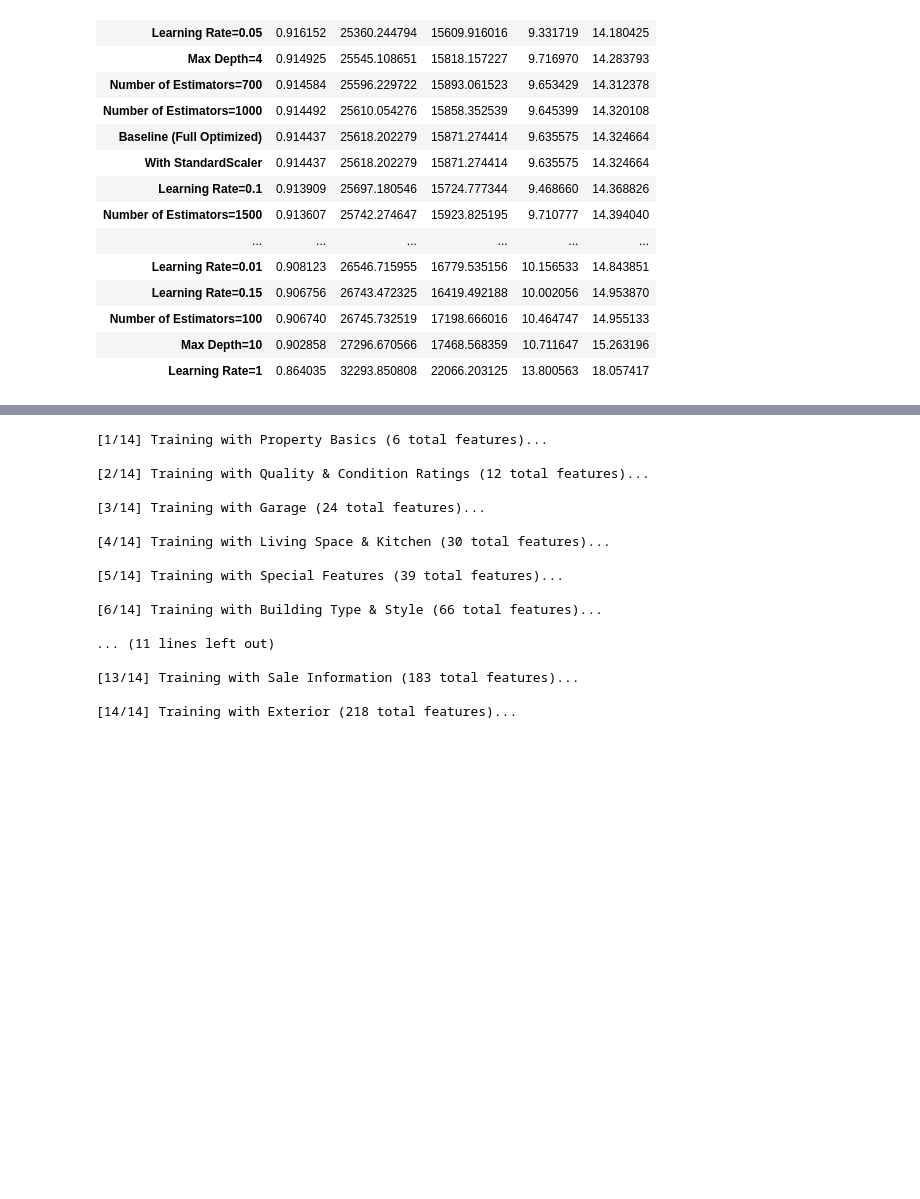
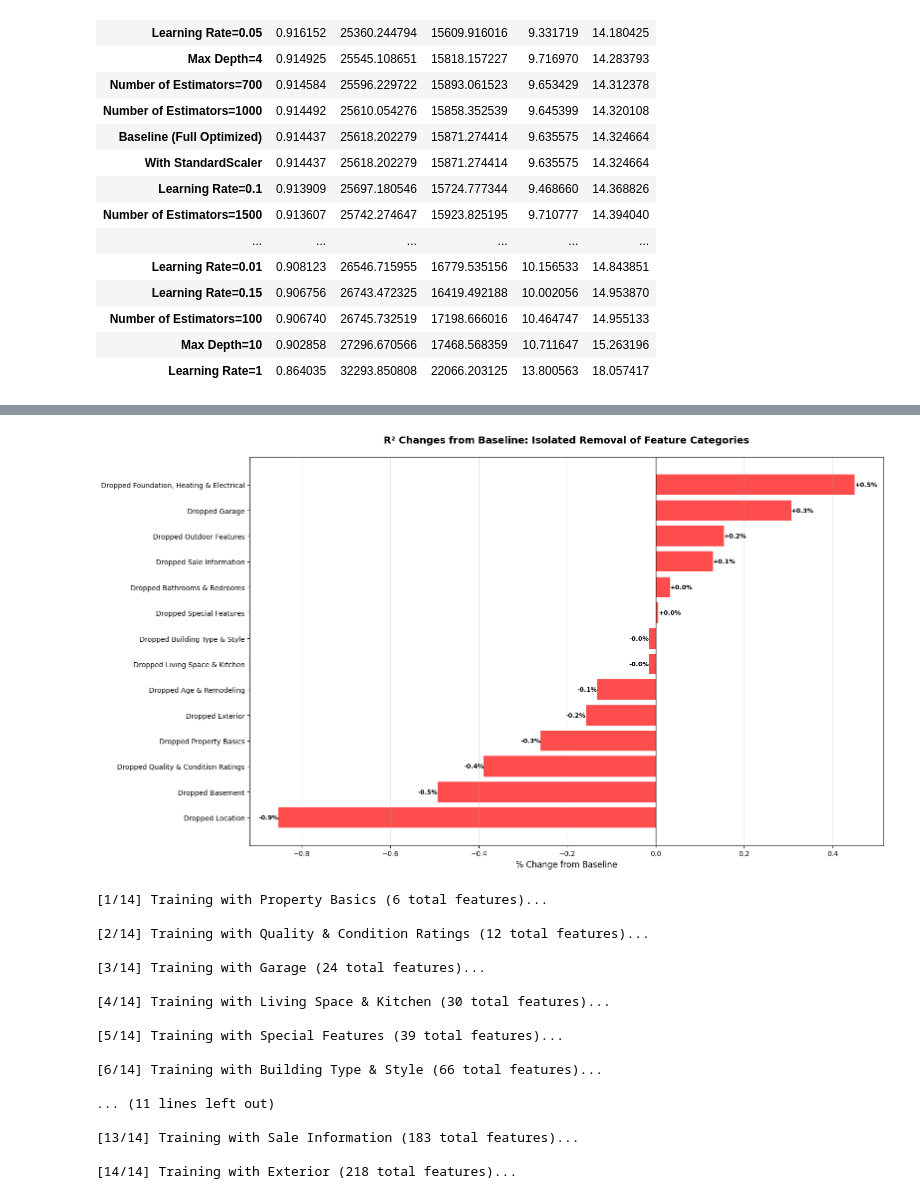
Before and after one commit to gayatrikam/estate-anomaly-detector, a Jupyter notebook: model/ablation_study_xgb.ipynb, the cells around one changed output, grey strips where cells are left out. Cells and saved outputs as stored; diff of their text form; code cells hidden in the pictures; blank space fills up the shorter version.

```diff
--- a/model/ablation_study_xgb.ipynb
+++ b/model/ablation_study_xgb.ipynb
@@ -257,4 +294,9 @@ Removing Sale Information (17 features)...
 | Dropped Location | 0.905911 | 26864.364500 | 17263.304688 | 10.496950 | 15.021468 |
+# %%
+pct_changes_df = plot_ablation_changes(feature_results_df, "Isolated Removal of Feature Categories")
+plt.show()
+# %% [output]
+[figure, added]
 # %%
 def ablation_study_incremental(X_train, X_test, y_train, y_test):
     results = {}
```
Also changed, not shown: parts of 9 cells of this notebook, 3 other files.
